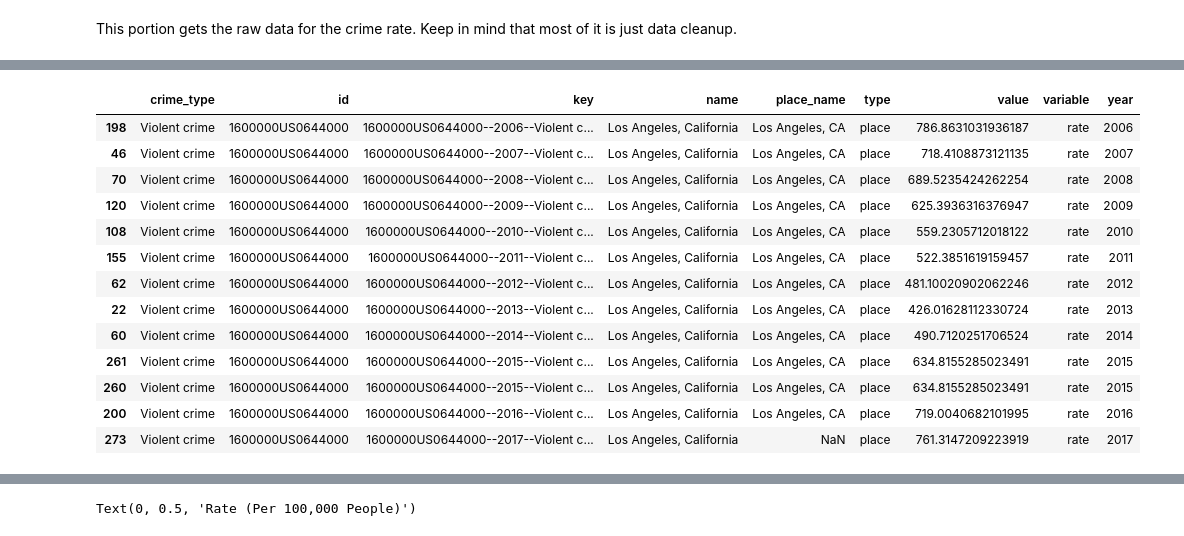
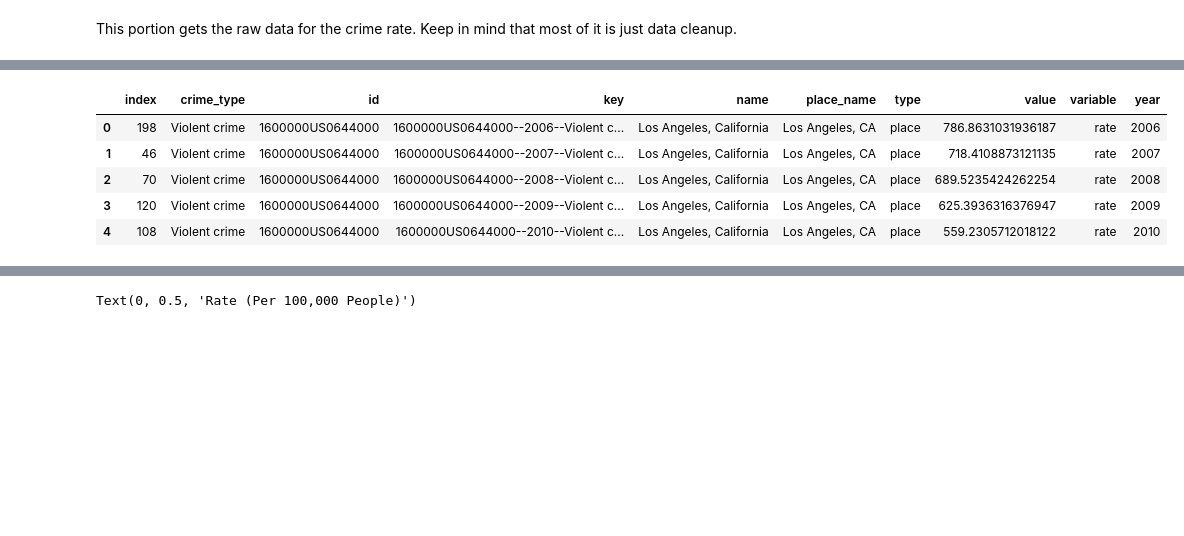
Before and after one commit to MikeAnderson89/National-Crime-Rate-Correlations, a Jupyter notebook: Los Angeles/Los_Angeles_Crime_Rate_Analysis.ipynb, the cells around one changed output, grey strips where cells are left out. Cells and saved outputs as stored; diff of their text form; code cells hidden in the pictures; blank space fills up the shorter version.

Commit message:
chaged crime range

```diff
--- a/Los Angeles/Los_Angeles_Crime_Rate_Analysis.ipynb
+++ b/Los Angeles/Los_Angeles_Crime_Rate_Analysis.ipynb
@@ -54,24 +42,17 @@ crime_rate_df
 # %%
 #Filtering down to only the Violent Crimes
 
 violent_crime_df = crime_rate_df.loc[crime_rate_df['crime_type'] == 'Violent crime']
 
-#violent_crime_df
+violent_crime_df = violent_crime_df.reset_index()
+violent_crime_df.head()
 # %% [output]
-|  | crime_type | id | key | name | place_name | type | value | variable | year |
-| 198 | Violent crime | 1600000US0644000 | 1600000US0644000--2006--Violent c... | Los Angeles, California | Los Angeles, CA | place | 786.8631031936187 | rate | 2006 |
-| 46 | Violent crime | 1600000US0644000 | 1600000US0644000--2007--Violent c... | Los Angeles, California | Los Angeles, CA | place | 718.4108873121135 | rate | 2007 |
-| 70 | Violent crime | 1600000US0644000 | 1600000US0644000--2008--Violent c... | Los Angeles, California | Los Angeles, CA | place | 689.5235424262254 | rate | 2008 |
-| 120 | Violent crime | 1600000US0644000 | 1600000US0644000--2009--Violent c... | Los Angeles, California | Los Angeles, CA | place | 625.3936316376947 | rate | 2009 |
-| 108 | Violent crime | 1600000US0644000 | 1600000US0644000--2010--Violent c... | Los Angeles, California | Los Angeles, CA | place | 559.2305712018122 | rate | 2010 |
-| 155 | Violent crime | 1600000US0644000 | 1600000US0644000--2011--Violent c... | Los Angeles, California | Los Angeles, CA | place | 522.3851619159457 | rate | 2011 |
-| 62 | Violent crime | 1600000US0644000 | 1600000US0644000--2012--Violent c... | Los Angeles, California | Los Angeles, CA | place | 481.10020902062246 | rate | 2012 |
-| 22 | Violent crime | 1600000US0644000 | 1600000US0644000--2013--Violent c... | Los Angeles, California | Los Angeles, CA | place | 426.01628112330724 | rate | 2013 |
-| 60 | Violent crime | 1600000US0644000 | 1600000US0644000--2014--Violent c... | Los Angeles, California | Los Angeles, CA | place | 490.7120251706524 | rate | 2014 |
-| 261 | Violent crime | 1600000US0644000 | 1600000US0644000--2015--Violent c... | Los Angeles, California | Los Angeles, CA | place | 634.8155285023491 | rate | 2015 |
-| 260 | Violent crime | 1600000US0644000 | 1600000US0644000--2015--Violent c... | Los Angeles, California | Los Angeles, CA | place | 634.8155285023491 | rate | 2015 |
-| 200 | Violent crime | 1600000US0644000 | 1600000US0644000--2016--Violent c... | Los Angeles, California | Los Angeles, CA | place | 719.0040682101995 | rate | 2016 |
-| 273 | Violent crime | 1600000US0644000 | 1600000US0644000--2017--Violent c... | Los Angeles, California | NaN | place | 761.3147209223919 | rate | 2017 |
+|  | index | crime_type | id | key | name | place_name | type | value | variable | year |
+| 0 | 198 | Violent crime | 1600000US0644000 | 1600000US0644000--2006--Violent c... | Los Angeles, California | Los Angeles, CA | place | 786.8631031936187 | rate | 2006 |
+| 1 | 46 | Violent crime | 1600000US0644000 | 1600000US0644000--2007--Violent c... | Los Angeles, California | Los Angeles, CA | place | 718.4108873121135 | rate | 2007 |
+| 2 | 70 | Violent crime | 1600000US0644000 | 1600000US0644000--2008--Violent c... | Los Angeles, California | Los Angeles, CA | place | 689.5235424262254 | rate | 2008 |
+| 3 | 120 | Violent crime | 1600000US0644000 | 1600000US0644000--2009--Violent c... | Los Angeles, California | Los Angeles, CA | place | 625.3936316376947 | rate | 2009 |
+| 4 | 108 | Violent crime | 1600000US0644000 | 1600000US0644000--2010--Violent c... | Los Angeles, California | Los Angeles, CA | place | 559.2305712018122 | rate | 2010 |
 # %%
 #Deleting repeat data (won't be the same for each city) and resetting the index  *********Important**********
 #violent_crime_df = violent_crime_df.drop(index=213)
```
Also changed, not shown: parts of 2 cells of this notebook.
